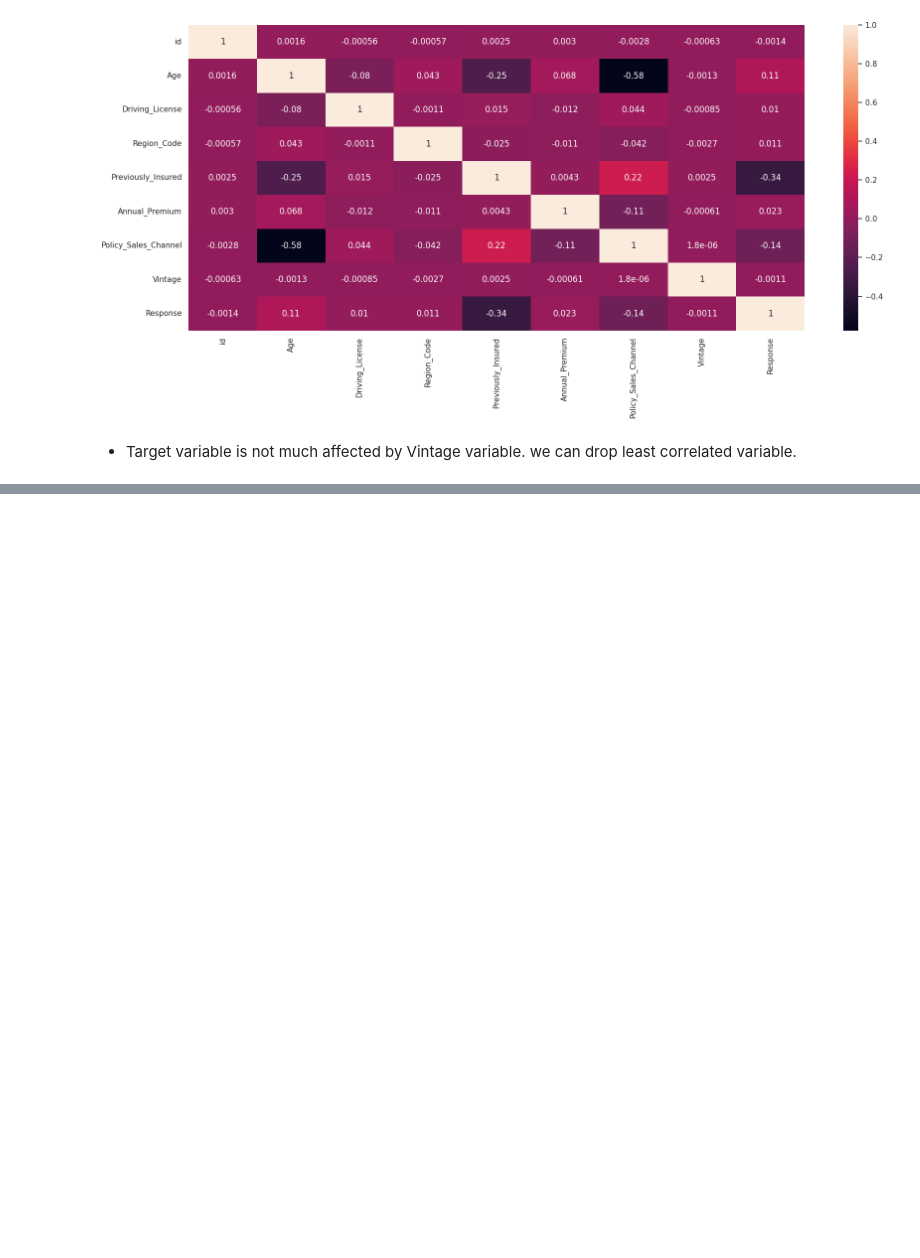
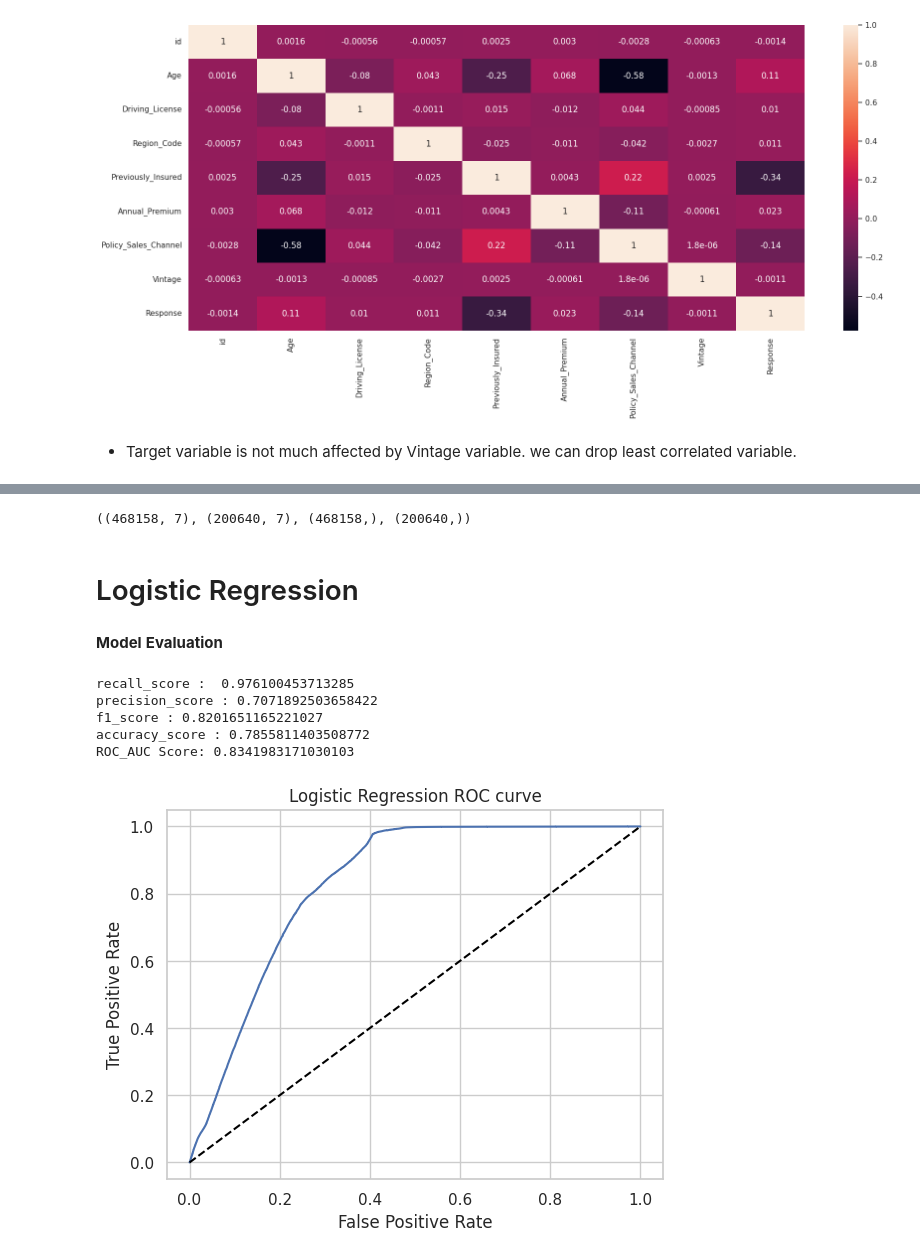
Before and after one commit to istekhar1543/health-insurance-cross-sell-prediction, a Jupyter notebook: health_insurance_cross_sell_prediction.ipynb, the cells around one changed output, grey strips where cells are left out. Drawn from its saved outputs; the diff is of its cells as text; code cells hidden in the pictures; blank space fills up the shorter version.

```diff
--- a/health_insurance_cross_sell_prediction.ipynb
+++ b/health_insurance_cross_sell_prediction.ipynb
@@ -348,0 +421,8 @@ sns.heatmap(df.corr(), annot = True)
+# %%
+#Resampling
+ros = RandomOverSampler(random_state=0)
+X_new,y_new= ros.fit_resample(X, y)
+
+print("After Random Over Sampling Of Minor Class Total Samples are :", len(y_new))
+print('Original dataset shape {}'.format(Counter(y)))
+print('Resampled dataset shape {}'.format(Counter(y_new)))
@@ -348,0 +435,56 @@ sns.heatmap(df.corr(), annot = True)
+# %%
+X_train, X_test ,y_train, y_test=  train_test_split(X_new, y_new, random_state=42, test_size=0.3)
+X_train.shape, X_test.shape , y_train.shape, y_test.shape
+# %% [output]
+((468158, 7), (200640, 7), (468158,), (200640,))
+# %%
+# Normalizing the Dataset using Standard Scaling Technique.
+from sklearn.preprocessing import StandardScaler
+scaler=StandardScaler()
+X_train=scaler.fit_transform(X_train)
+X_test=scaler.transform(X_test)
+# %% [markdown]
+# Logistic Regression
+# %%
+#Importing Logistic Regression
+model= LogisticRegression(random_state=42)
+model=model.fit(X_train, y_train)
+#Making prediction
+pred = model.predict(X_test)
+prob = model.predict_proba(X_test)[:,1]
+# %% [markdown]
+**Model** **Evaluation**
+# %%
+# Evaluation
+r_lgt= recall_score(y_test, pred)
+print("recall_score : ", r_lgt)
+
+p_lgt= precision_score(y_test, pred)
+print("precision_score :",p_lgt)
+
+f1_lgt= f1_score(y_test, pred)
+print("f1_score :", f1_lgt)
+
+A_lgt= accuracy_score(pred, y_test)
+print("accuracy_score :",A_lgt)
+
+acu_lgt = roc_auc_score(pred, y_test)
+print("ROC_AUC Score:",acu_lgt)
+# %% [output]
+recall_score :  0.976100453713285
+precision_score : 0.7071892503658422
+f1_score : 0.8201651165221027
+accuracy_score : 0.7855811403508772
+ROC_AUC Score: 0.8341983171030103
+# %%
+from sklearn.metrics import roc_curve
+fpr, tpr, _ = roc_curve(y_test, prob)
+
+plt.title('Logistic Regression ROC curve')
+plt.xlabel("False Positive Rate")
+plt.ylabel("True Positive Rate")
+plt.plot(fpr,tpr)
+plt.plot((0,1), linestyle="--",color='black')
+plt.show()
+# %% [output]
+[figure, added]
```
Also changed, not shown: parts of 32 cells of this notebook.
